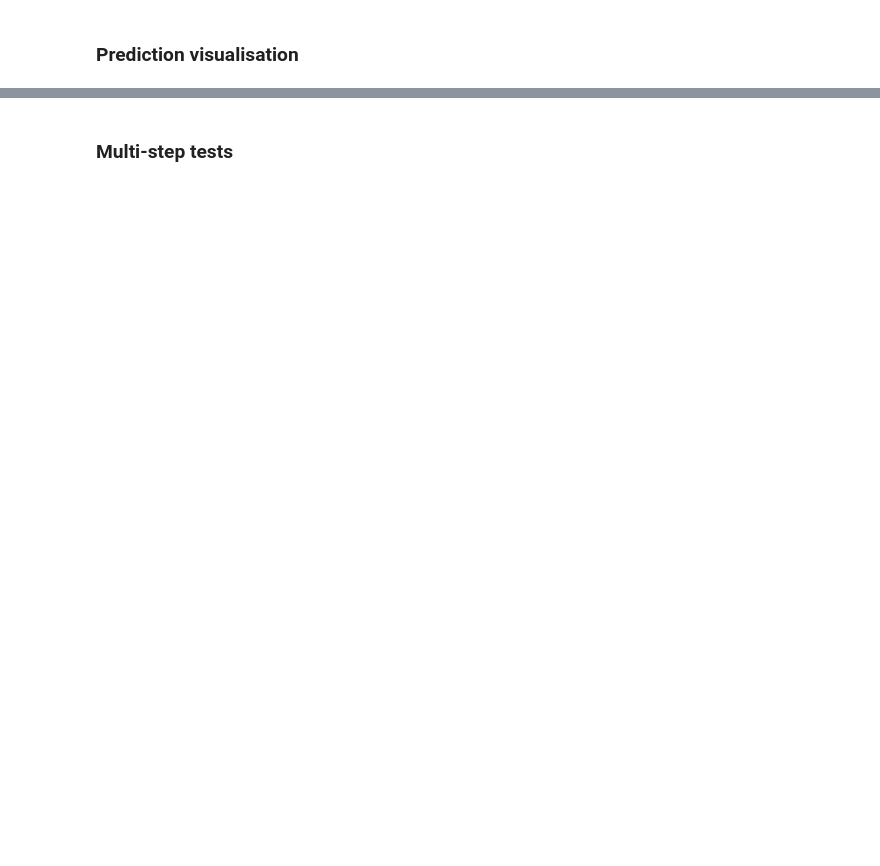
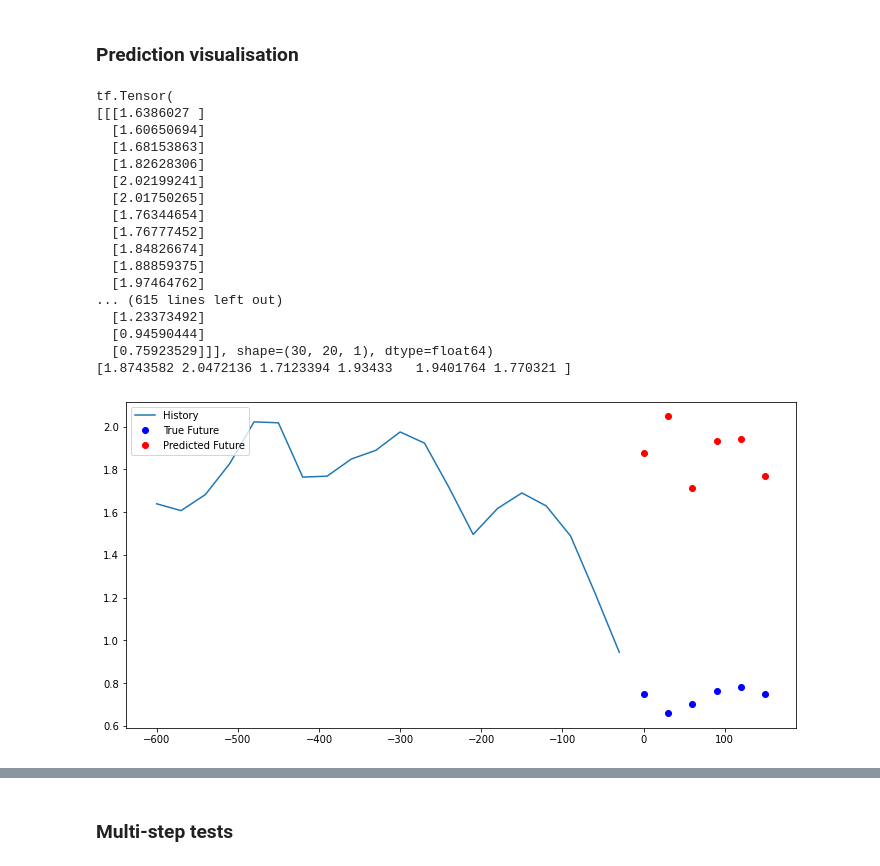
Before and after one commit to robLaing2/Forex_ANN_Forecasting, a Jupyter notebook: ForexAnnEnvironment.ipynb, the cells around one changed output, grey strips where cells are left out. Saved outputs shown, nothing was run; the diff lists cells and outputs as text; code cells hidden in the pictures; blank space fills up the shorter version.

```diff
--- a/ForexAnnEnvironment.ipynb
+++ b/ForexAnnEnvironment.ipynb
@@ -510,9 +501,9 @@ variables = ['CPIRatio', 'IRRatio', 'BOPRatio', 'OvrLIBOR', '1mLIBOR','3mLIBOR',
 forex = completeDf['ForexRate'].tolist()
 correlations = []
 
-for x in range(len(columns)):
+for x in range(len(variables)):
 
-    column = completeDf[columns[x]].tolist()
+    column = completeDf[variables[x]].tolist()
 
     r = np.corrcoef(forex, column)
 
@@ -545,11 +536,16 @@ BATCH_SIZE = 30
 FOLDS = 4
 FUTURE_STEP = 30
 
+STEPS = 20
+FUTURE_STEPS = 6
+
 features = ['20dayMovingAvg']
 
 dataSet = completeDf[features]
 dataSet.index = mainDf['Date']
 dataSet = dataSet.values
+
+#print(dataSet.)
 
 VAL = int(len(dataSet) * 0.6)
 TEST = int(len(dataSet) * 0.8)
@@ -752,18 +768,36 @@ multiStepModel = multiStepLSTM()
 # %%
-def splitData(dataset, target, start_index, end_index, history_size,
-                      target_size, step, future_step):
+def getFutureIndices(currentIndex, steps):
+
+    indices = []
+
+    index = currentIndex + 22
+
+    for i in range(1, steps + 1):
+        if i % 4 == 0:
+            indices.append(index)
+            index = index + 21
+        else:
+            indices.append(index)
+            index = index + 22
+
+    return indices
+
+
+def splitData(dataset, target, start_index, end_index, steps, future_steps):
     data = []
     labels = []
+
+    history_size = 22 * steps
+    target_size = 22 * future_steps
 
     start_index = start_index + history_size
     if end_index is None:
         end_index = len(dataset) - target_size
 
     for i in range(start_index, end_index):
-        indices = range(i-history_size, i, step)
+        indices = getIndices(i,steps)
         data.append(dataset[indices])
-
-        indiciesL = range(i, i+target_size, future_step)
+        indiciesL = getFutureIndices(i, future_steps)
         labels.append(target[indiciesL])
 
 
@@ -783,8 +817,8 @@ for x in range(1, FOLDS):
     else:
         endIndex = fold_locations[x+1]
 
-    xTrainMulti, yTrainMulti = splitData(dataSet, dataSet[:, 0], 0, valIndex, TIME_LAGS, PREDICTION_HORIZON, STEP, FUTURE_STEP)
-    xValMulti, yValMulti = splitData(dataSet, dataSet[:, 0], valIndex, None, TIME_LAGS, PREDICTION_HORIZON, STEP, FUTURE_STEP)
+    xTrainMulti, yTrainMulti = splitData(dataSet, dataSet[:, 0], 0, valIndex, STEPS, FUTURE_STEPS)
+    xValMulti, yValMulti = splitData(dataSet, dataSet[:, 0], valIndex, None, STEPS, FUTURE_STEPS)
 
     dataTrainMulti = tf.data.Dataset.from_tensor_slices((xTrainMulti, yTrainMulti))
     dataTrainMulti = dataTrainMulti.cache().batch(BATCH_SIZE).repeat()
@@ -804,22 +856,43 @@ for x in range(1, FOLDS):
 # %%
 def multi_step_plot(history, true_future, prediction):
   plt.figure(figsize=(12, 6))
   num_in = create_time_steps(TIME_LAGS,STEP)
   num_out = len(true_future) * FUTURE_STEP
 
   plt.plot(num_in, np.array(history[:, 0]), label='History')
   plt.plot(np.arange(num_out, step=FUTURE_STEP), np.array(true_future), 'bo',
            label='True Future')
   if prediction.any():
     plt.plot(np.arange(num_out,step=FUTURE_STEP), np.array(prediction), 'ro',
              label='Predicted Future')
   plt.legend(loc='upper left')
   plt.show()
 
 model = models[-1]
 
-for x, y in dataTrainMulti.take(200):
+for x, y in dataTrainMulti.take(1):
+
+    print(x)
 
     #print((multiStepModel.predict(x)[0]).index(max(multiStepModel.predict(x)[0])))
     print(model.predict(x)[0])
     multi_step_plot(x[0], y[0], model.predict(x)[0])
+# %% [output]
+tf.Tensor(
+[[[1.6386027 ]
+  [1.60650694]
+  [1.68153863]
+  [1.82628306]
+  [2.02199241]
+  [2.01750265]
+  [1.76344654]
+  [1.76777452]
+  [1.84826674]
+  [1.88859375]
+  [1.97464762]
+... (615 lines left out)
+  [1.23373492]
+  [0.94590444]
+  [0.75923529]]], shape=(30, 20, 1), dtype=float64)
+[1.8743582 2.0472136 1.7123394 1.93433   1.9401764 1.770321 ]
+[figure, added]
```
Also changed, not shown: parts of 14 cells of this notebook.
